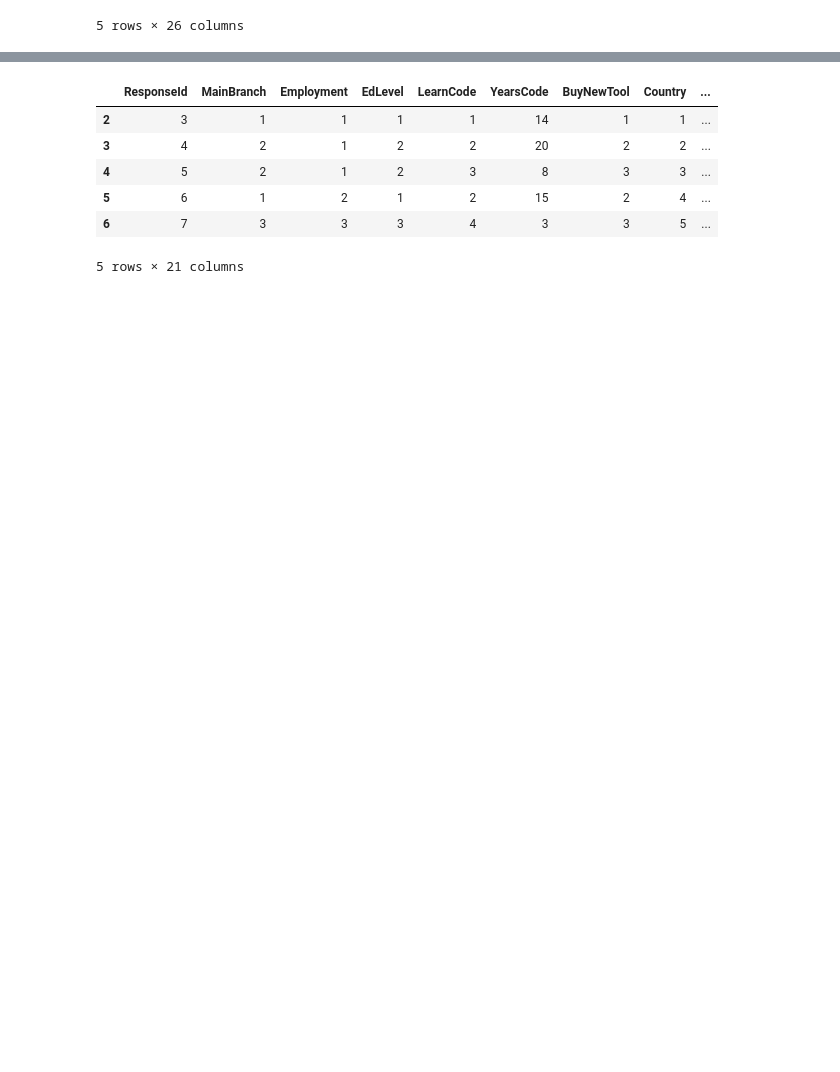
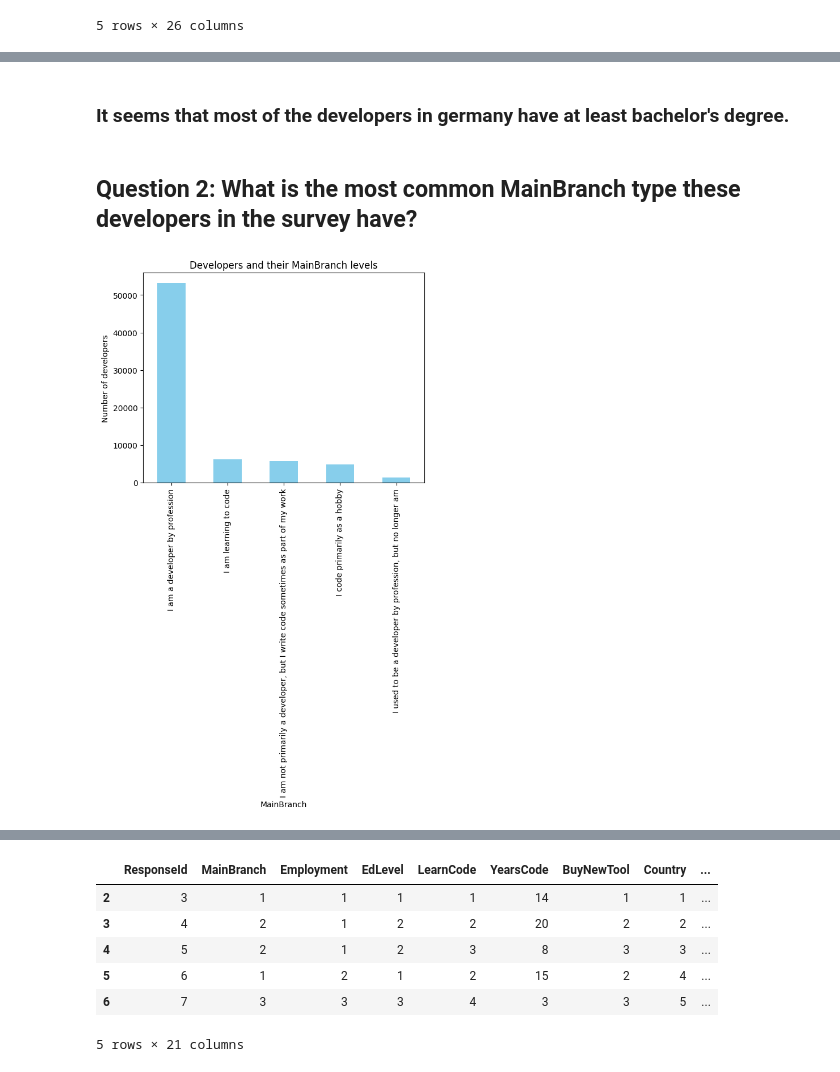
Before and after one commit to UnNamedPerson/DSND-blog-post-project, a Jupyter notebook: Main.ipynb, the cells around one changed output, grey strips where cells are left out. Drawn from its saved outputs; the diff is of its cells as text; code cells hidden in the pictures; blank space fills up the shorter version.

```diff
--- a/Main.ipynb
+++ b/Main.ipynb
@@ -605,0 +588,18 @@ dataframe = dataframe.drop(['SurveyEase'], axis=1)
+# %% [markdown]
+### It seems that most of the developers in germany have at least bachelor's degree.
+# %% [markdown]
+## Question 2: What is the most common MainBranch type these developers in the survey have?
+# %%
+# Count 'MainBranch' rows
+count_series = dataframe['MainBranch'].value_counts().sort_index()
+
+# Then we use the plot bar chart to see the stats on developers and their education level
+count_series.plot(kind='bar', color='skyblue')
+plt.title('Developers and their MainBranch levels')
+plt.xlabel('MainBranch')
+plt.ylabel('Number of developers')
+
+# Show the plot
+plt.show()
+# %% [output]
+[figure, added]
```
Also changed, not shown: parts of 98 cells of this notebook.
